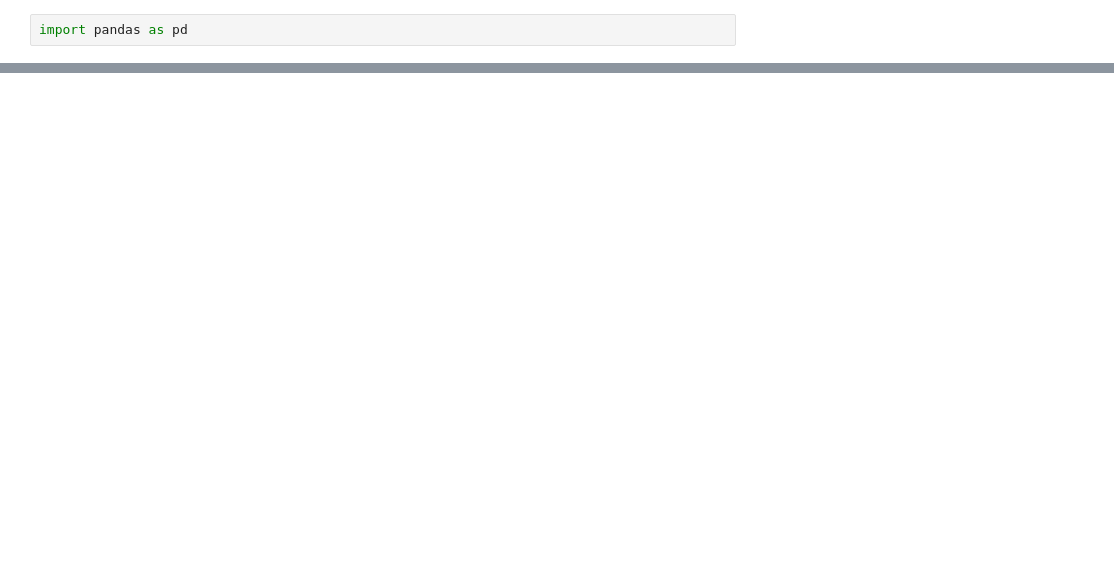
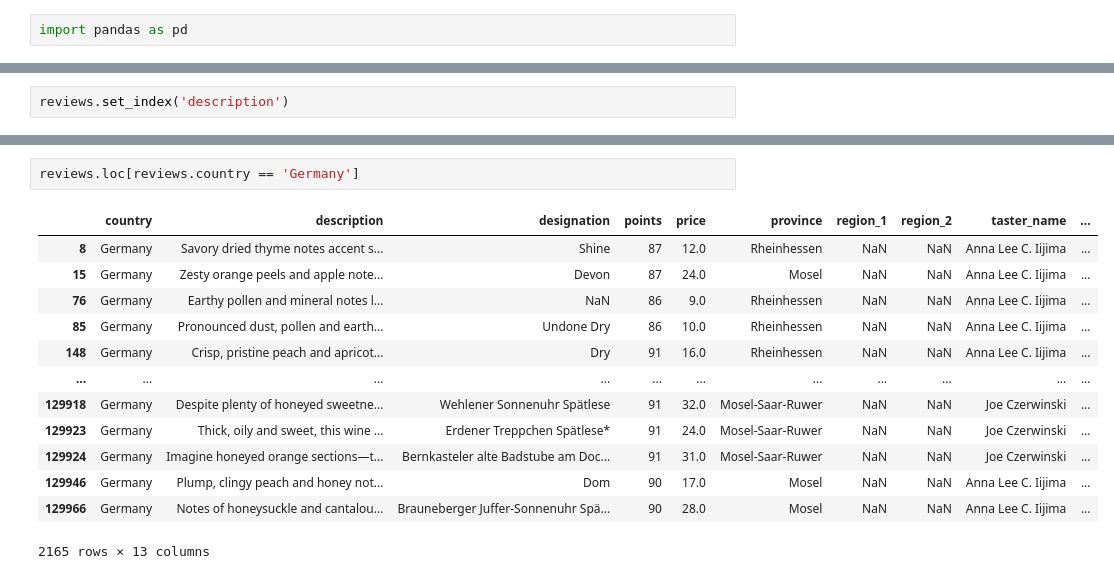
Before and after one commit to uidops/kaggle-learn, a Jupyter notebook: pandas-learn/02-index.ipynb, the cells around one changed output, grey strips where cells are left out. Drawn from its saved outputs; the diff is of its cells as text; blank space fills up the shorter version.

Commit message:
pandas-learn: add 02 exercise, extend README for section 2

```diff
--- a/pandas-learn/02-index.ipynb
+++ b/pandas-learn/02-index.ipynb
@@ -36,0 +79,2 @@ Name: country, Length: 150930, dtype: str
+# %%
+reviews.set_index('description')
@@ -36,0 +111,16 @@ Name: country, Length: 150930, dtype: str
+# %%
+reviews.loc[reviews.country == 'Germany']
+# %% [output]
+|  | country | description | designation | points | price | province | region_1 | region_2 | taster_name | ... |
+| 8 | Germany | Savory dried thyme notes accent s... | Shine | 87 | 12.0 | Rheinhessen | NaN | NaN | Anna Lee C. Iijima | ... |
+| 15 | Germany | Zesty orange peels and apple note... | Devon | 87 | 24.0 | Mosel | NaN | NaN | Anna Lee C. Iijima | ... |
+| 76 | Germany | Earthy pollen and mineral notes l... | NaN | 86 | 9.0 | Rheinhessen | NaN | NaN | Anna Lee C. Iijima | ... |
+| 85 | Germany | Pronounced dust, pollen and earth... | Undone Dry | 86 | 10.0 | Rheinhessen | NaN | NaN | Anna Lee C. Iijima | ... |
+| 148 | Germany | Crisp, pristine peach and apricot... | Dry | 91 | 16.0 | Rheinhessen | NaN | NaN | Anna Lee C. Iijima | ... |
+| ... | ... | ... | ... | ... | ... | ... | ... | ... | ... | ... |
+| 129918 | Germany | Despite plenty of honeyed sweetne... | Wehlener Sonnenuhr Spätlese | 91 | 32.0 | Mosel-Saar-Ruwer | NaN | NaN | Joe Czerwinski | ... |
+| 129923 | Germany | Thick, oily and sweet, this wine ... | Erdener Treppchen Spätlese* | 91 | 24.0 | Mosel-Saar-Ruwer | NaN | NaN | Joe Czerwinski | ... |
+| 129924 | Germany | Imagine honeyed orange sections—t... | Bernkasteler alte Badstube am Doc... | 91 | 31.0 | Mosel-Saar-Ruwer | NaN | NaN | Joe Czerwinski | ... |
+| 129946 | Germany | Plump, clingy peach and honey not... | Dom | 90 | 17.0 | Mosel | NaN | NaN | Anna Lee C. Iijima | ... |
+| 129966 | Germany | Notes of honeysuckle and cantalou... | Brauneberger Juffer-Sonnenuhr Spä... | 90 | 28.0 | Mosel | NaN | NaN | Anna Lee C. Iijima | ... |
+2165 rows × 13 columns
```
Also changed, not shown: parts of 13 cells of this notebook, 2 other files.
